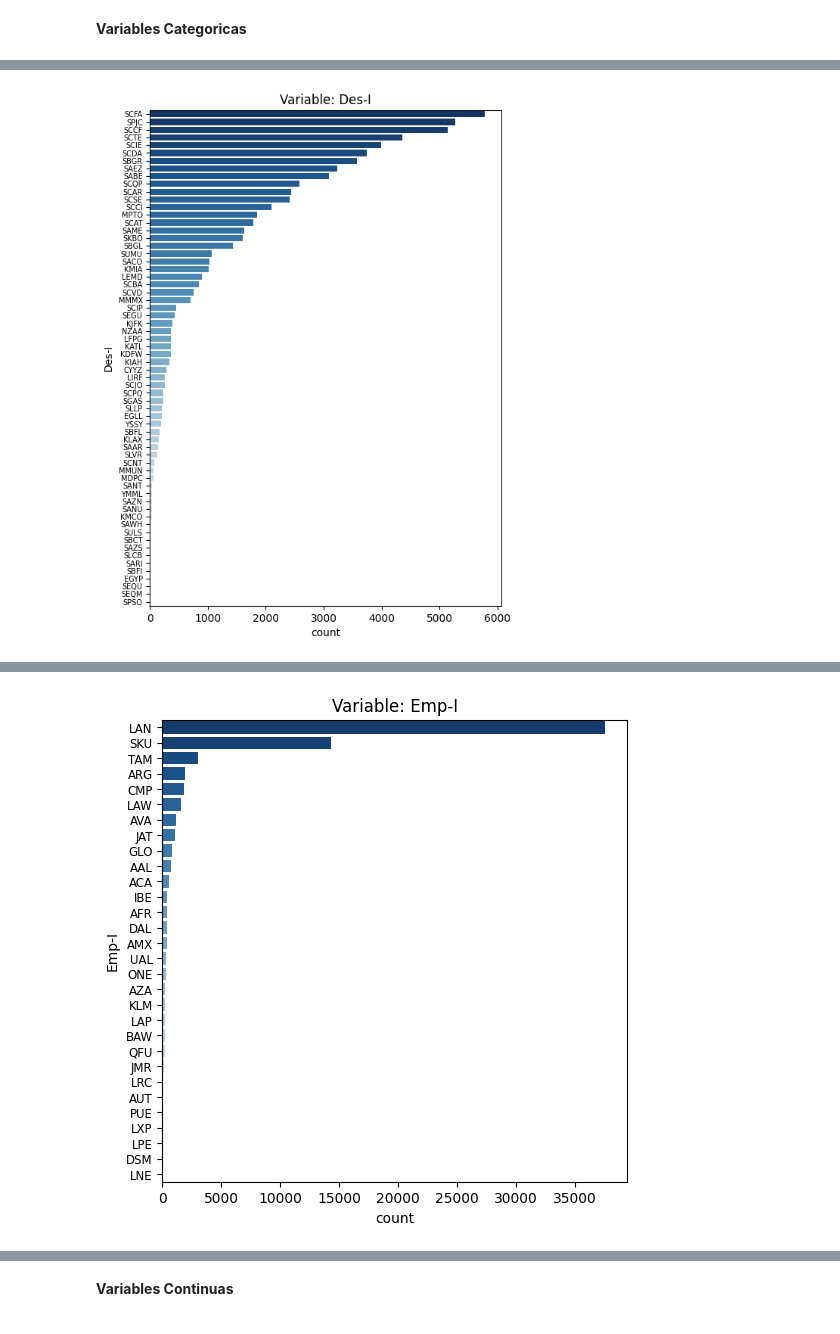
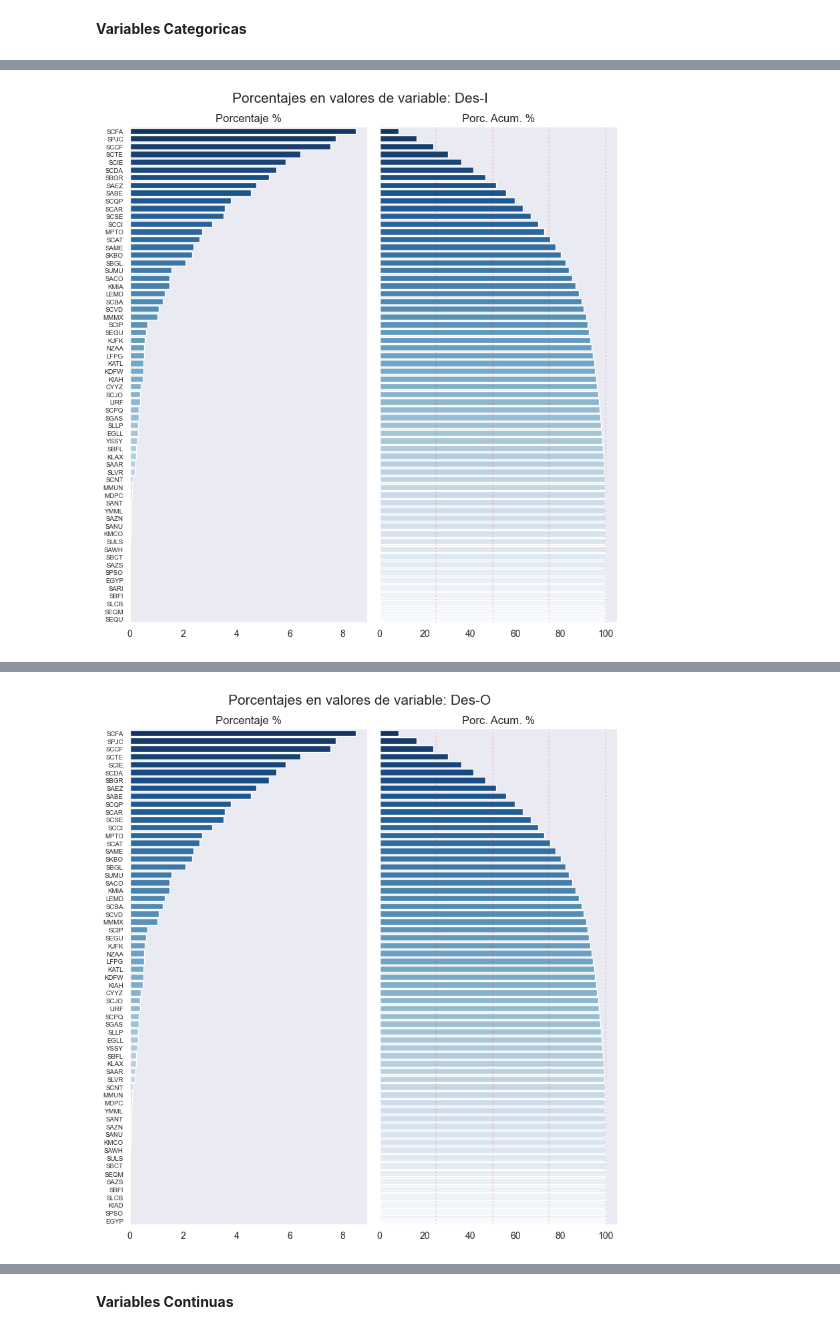
Before and after one commit to Mishagk/LATAM-Desafio-DS, a Jupyter notebook: solution.ipynb, the cells around one changed output, grey strips where cells are left out. Saved outputs shown, nothing was run; the diff lists cells and outputs as text; code cells hidden in the pictures.

```diff
--- a/solution.ipynb
+++ b/solution.ipynb
@@ -600,23 +621,28 @@ datacat.describe()
 # %%
 # Ver detalle de cada variable categorica
 
-# recorrer cada variable categorica
-for variable in datacat.columns.tolist():
+# definir funcion para graficar
+def graf_cat(datacat,variable):
 
-    print('----------------------------------------------')
+    # separador
+    print('---------------------------------------------------')
+    sns.set_style("dark") # seteo de tema de fondo
+
+    # Titulo
     print('Variable: ',variable)
 
     conteo = datacat[[variable]] # seleccionar variable
-    conteo["suma"] = 1   # variable auxiliar
-    conteo = conteo.groupby(variable).agg(np.sum).sort_values("suma",ascending=False).reset_index() # conteo de valores por grupo
-    conteo["%"] = np.round(100*conteo["suma"]/np.sum(conteo["suma"]),2) # calculo de porcentajes
+    conteo["cantidad"] = 1   # variable auxiliar
+    conteo = conteo.groupby(variable).agg(np.sum).sort_values("cantidad",ascending=False).reset_index() # conteo de valores por grupo
+    conteo["Porc.%"] = np.round(100.0*conteo["cantidad"]/np.sum(conteo["cantidad"]),2) # calculo de densidad
+    conteo["Acum.%"] = np.round(100.0*conteo["Porc.%"].cumsum()/conteo["Porc.%"].sum(),2) # calculo de acumulado
 
     # Mostrar lista/tabla de cantidad de registros por valor unico en la variable
-    if(conteo.shape[0] > 20):
+    if(conteo.shape[0] > 15):
         print('Valores con mas registros:')
-        print(conteo.head(10))
+        print(conteo.head(6))
         print('Valores con menos registros:')
-        print(conteo.tail(5))
+        print(conteo.tail(4))
     else:
         print('Cantidad de registros por valor:')
         print(conteo)
@@ -628,10 +654,10 @@ for variable in datacat.columns.tolist():
         figy = 2.5
         fontsize = 12.0
     elif(cantidad < 25):
-        figy = 4.5
+        figy = 4.0
         fontsize = 10.0
     elif(cantidad < 45):
-        figy = 6.0
+        figy = 5.0
         fontsize = 8.5
     elif(cantidad < 60):
         figy = 7.5
@@ -642,9 +668,47 @@ for variable in datacat.columns.tolist():
 
     # En caso tenga al menos 5 valores unicos se genera la grafica
     if(cantidad > 4):
-        plt.figure(figsize=(6,figy))
-        b = sns.countplot(datacat,y=variable,order=datacat[variable].value_counts().index,palette="Blues_r")
-        b.set_yticklabels(datacat[variable].value_counts().index, size = fontsize)
-        plt.title("Variable: " + str(variable))
+
+        # Figura
+        fig, ax = plt.subplots(1,2, sharey=True, figsize=(8,figy))
+        fig.suptitle('Porcentajes en valores de variable: ' + str(variable),fontsize=15)
+
+        # Grafica izquierda - Densidad
+        ax[0].set_title('Porcentaje %',fontsize=12)
+        x1 = sns.barplot(conteo,x="Porc.%",y=variable,palette="Blues_r",ax=ax[0])
+        x1.set_yticklabels(conteo[variable], size = fontsize)
+
+        ax[0].set_xlabel("")
+        ax[0].set_ylabel("")
+
+        # Grafica derecha - Densidad Acumulada (Distribucion)
+        ax[1].set_title('Porc. Acum. %',fontsize=12)
+        x2 = sns.barplot(conteo,x="Acum.%",y=variable,palette="Blues_r",ax=ax[1])
+        x2.set_yticklabels(conteo[variable],size=fontsize)
+
+        # Agregar lineas de referencia
+        ax[1].axvline(x=25, color='r', label='25%',linestyle="dotted",alpha=0.15)
+        ax[1].axvline(x=50, color='r', label='50%',linestyle="dotted",alpha=0.15)
+        ax[1].axvline(x=75, color='r', label='75%',linestyle="dotted",alpha=0.15)
+        ax[1].axvline(x=100, color='r', label='100%',linestyle="dotted",alpha=0.15)
+
+        ax[1].set_xlabel("")
+        ax[1].set_ylabel("")
+
+        fig.tight_layout()
         plt.show()
+
+# Graficar
+graf_cat(datacat,"TIPOVUELO")
+graf_cat(datacat,"Ori-I")
+graf_cat(datacat,"Ori-O")
+graf_cat(datacat,"SIGLAORI")
+graf_cat(datacat,"Des-I")
+graf_cat(datacat,"Des-O")
+graf_cat(datacat,"SIGLADES")
+graf_cat(datacat,"Emp-I")
+graf_cat(datacat,"Emp-O")
+graf_cat(datacat,"OPERA")
+graf_cat(datacat,"DIANOM")
+graf_cat(datacat,"MESNOM")
 # %% [output]
@@ -668 +732 @@ Valores con mas registros:
-[figure, old version]
+[figure, new version]
@@ -686 +749 @@ Valores con mas registros:
-[figure, old version]
+[figure, new version]
```
Also changed, not shown: parts of 14 cells of this notebook.
